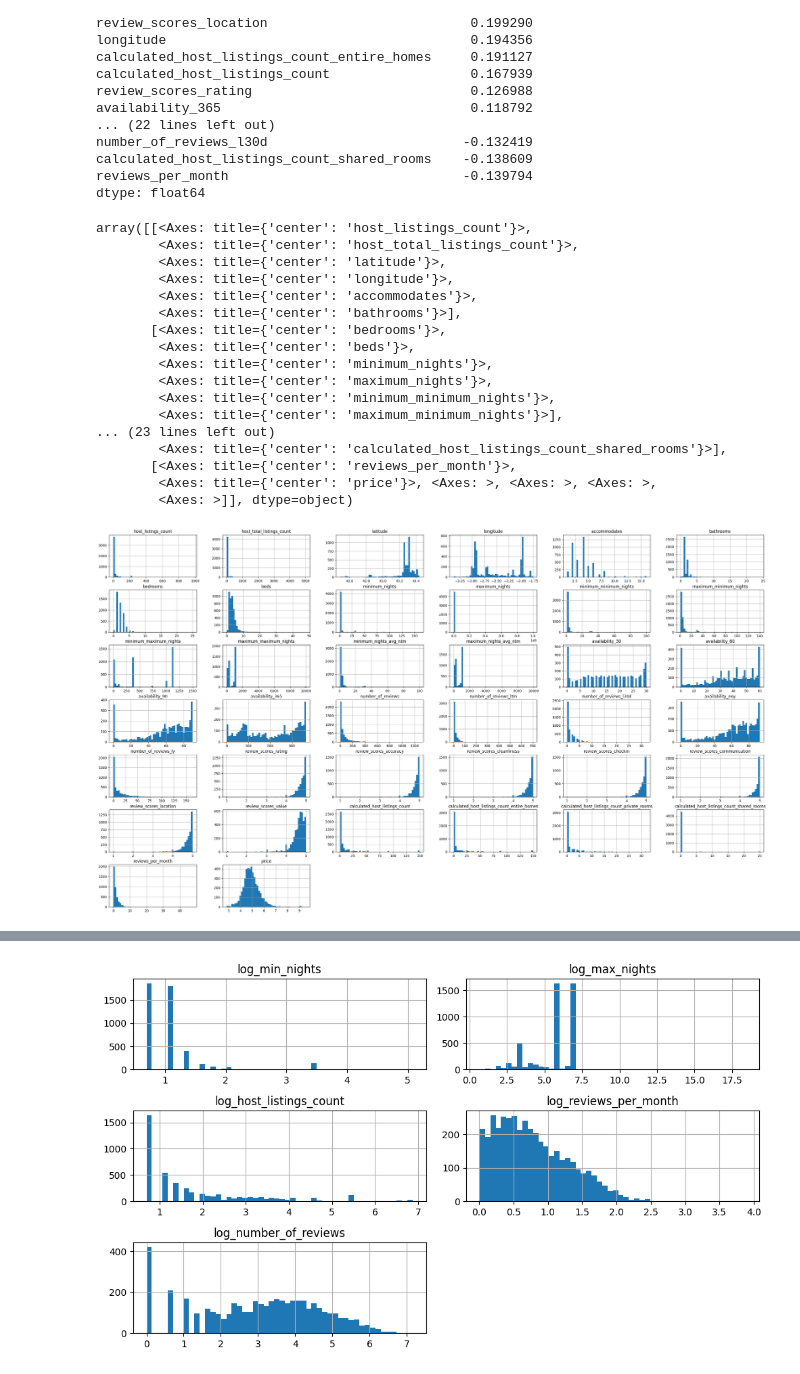
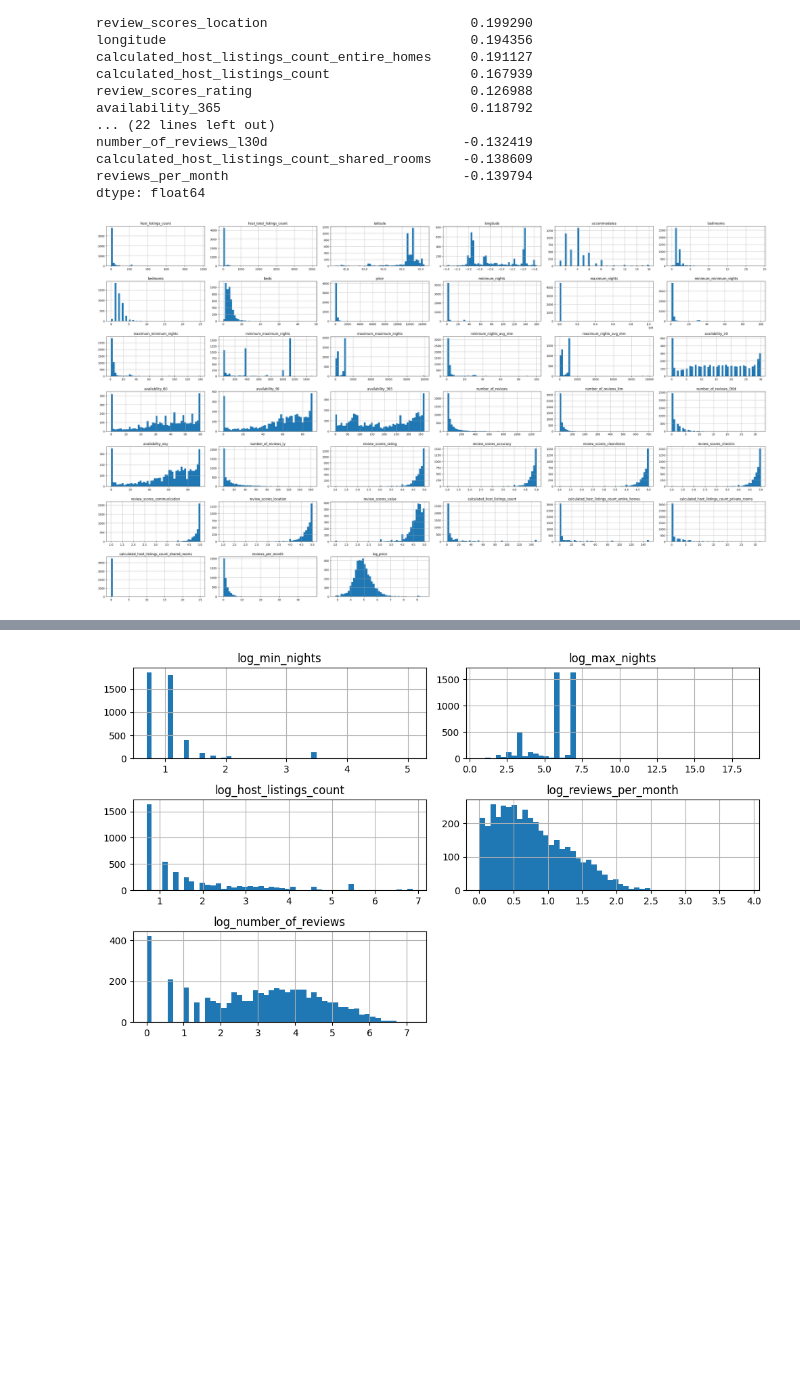
Before and after one commit to Batujan/Airbnb_Basque_Country_Price_Prediction, a Jupyter notebook: notebooks/01_data_exploration.ipynb, the cells around one changed output, grey strips where cells are left out. Saved outputs shown, nothing was run; the diff lists cells and outputs as text; code cells hidden in the pictures; blank space fills up the shorter version.

```diff
--- a/notebooks/01_data_exploration.ipynb
+++ b/notebooks/01_data_exploration.ipynb
@@ -61,3 +74,3 @@ df_airbnb = df_airbnb.dropna(subset=["price"]).copy()
 # %%
 # Create helper bins (quantiles) for stratified train/test split on price
-df_airbnb["price_bin"] = pd.qcut(df_airbnb["price"], q=5, duplicates="drop")
+df["price_bin"] = pd.qcut(df["price"], q=5, duplicates="drop")
@@ -70,9 +77,8 @@ y = df_airbnb["price"]
 # %%
 # Split data into 80% trainig and 20% test sets using stratification on price bins.
-X_train, X_test, y_train, y_test = train_test_split(
-    X,
-    y,
+df_train, df_test = train_test_split(
+    df,
     test_size=0.2,
     random_state=42,
-    stratify=X["price_bin"]
+    stratify=df["price_bin"]
 )
@@ -81,4 +85,4 @@ X_train, X_test, y_train, y_test = train_test_split(
 # %%
 # Remove the price bins from each set.
-X_train = X_train.drop(columns=["price_bin"])
-X_test = X_test.drop(columns=["price_bin"])
+df_train = df_train.drop(columns=["price_bin"])
+df_test = df_test.drop(columns=["price_bin"])
@@ -85,4 +91,3 @@ X_test = X_test.drop(columns=["price_bin"])
 # %%
-X_train_EDA = X_train.copy()
-X_test_EDA = X_test.copy()
+df_eda = df_train.copy()
 # %%
@@ -261,31 +201,18 @@ calculated_host_listings_count_shared_rooms    -0.138609
 reviews_per_month                              -0.139794
 dtype: float64
 # %%
-# Create histograms for the selected numeric columns and the target variable
+df_eda["log_price"] = np.log1p(df_eda["price"])
 
-combined = pd.concat([X_train_EDA[numeric_cols], np.log1p(y_train)], axis=1)
-
-combined.hist(
+# Plot the histograms for all numeric columns in df_eda to
+# check their distributions. We can apply transformations later if needed.
+df_eda.select_dtypes(include="number").hist(
     bins=50,
-    figsize=(35,20),
+    figsize=(35, 20),
     grid=True
 )
+plt.tight_layout()
+plt.show()
+
+df_eda = df_eda.drop(columns=["price"])
 # %% [output]
-array([[<Axes: title={'center': 'host_listings_count'}>,
-        <Axes: title={'center': 'host_total_listings_count'}>,
-        <Axes: title={'center': 'latitude'}>,
-        <Axes: title={'center': 'longitude'}>,
-        <Axes: title={'center': 'accommodates'}>,
-        <Axes: title={'center': 'bathrooms'}>],
-       [<Axes: title={'center': 'bedrooms'}>,
-        <Axes: title={'center': 'beds'}>,
-        <Axes: title={'center': 'minimum_nights'}>,
-        <Axes: title={'center': 'maximum_nights'}>,
-        <Axes: title={'center': 'minimum_minimum_nights'}>,
-        <Axes: title={'center': 'maximum_minimum_nights'}>],
-... (23 lines left out)
-        <Axes: title={'center': 'calculated_host_listings_count_shared_rooms'}>],
-       [<Axes: title={'center': 'reviews_per_month'}>,
-        <Axes: title={'center': 'price'}>, <Axes: >, <Axes: >, <Axes: >,
-        <Axes: >]], dtype=object)
-[figure, old version]
+[figure, new version]
```
Also changed, not shown: parts of 60 cells of this notebook, 3 other files.
